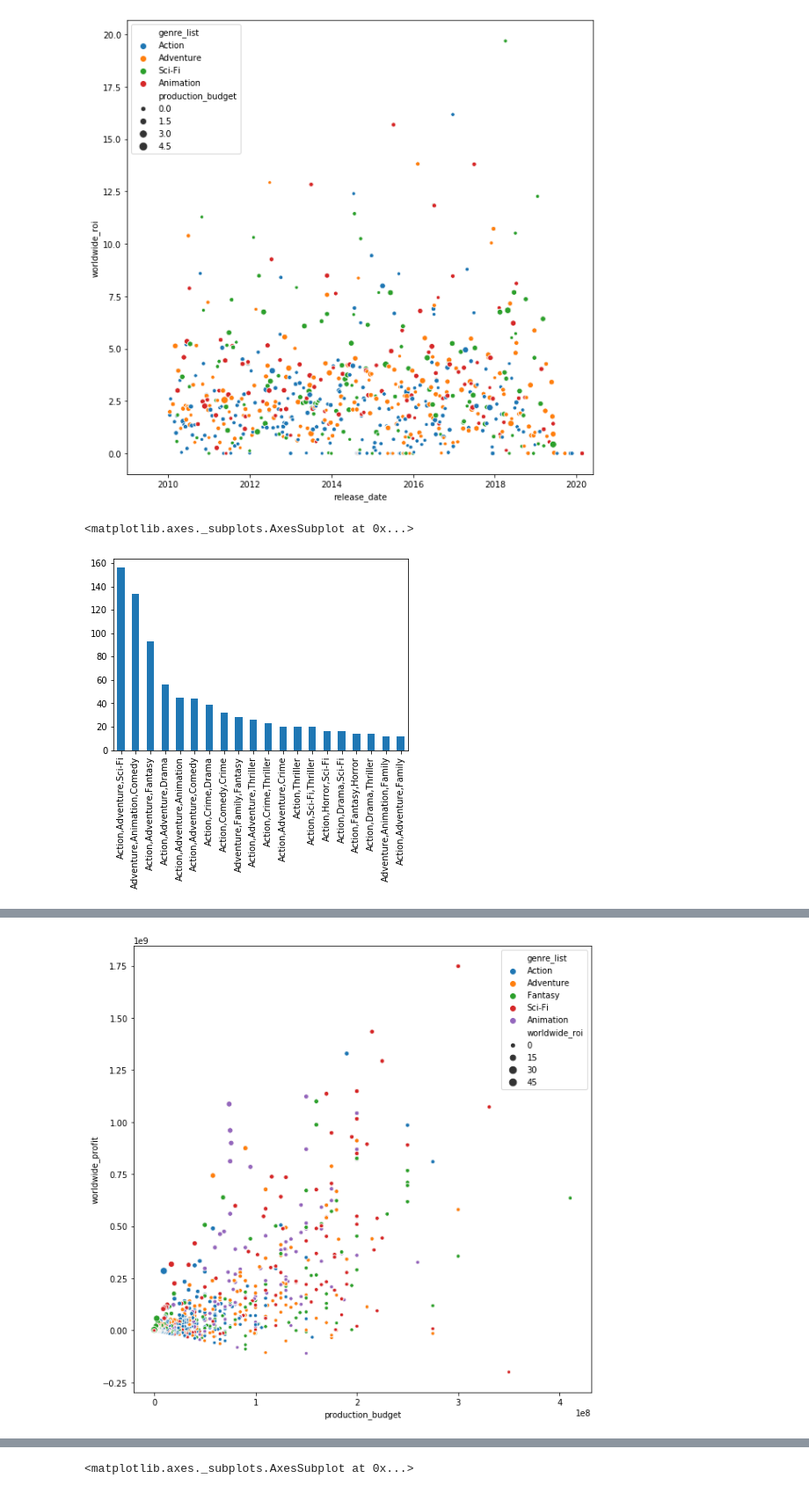
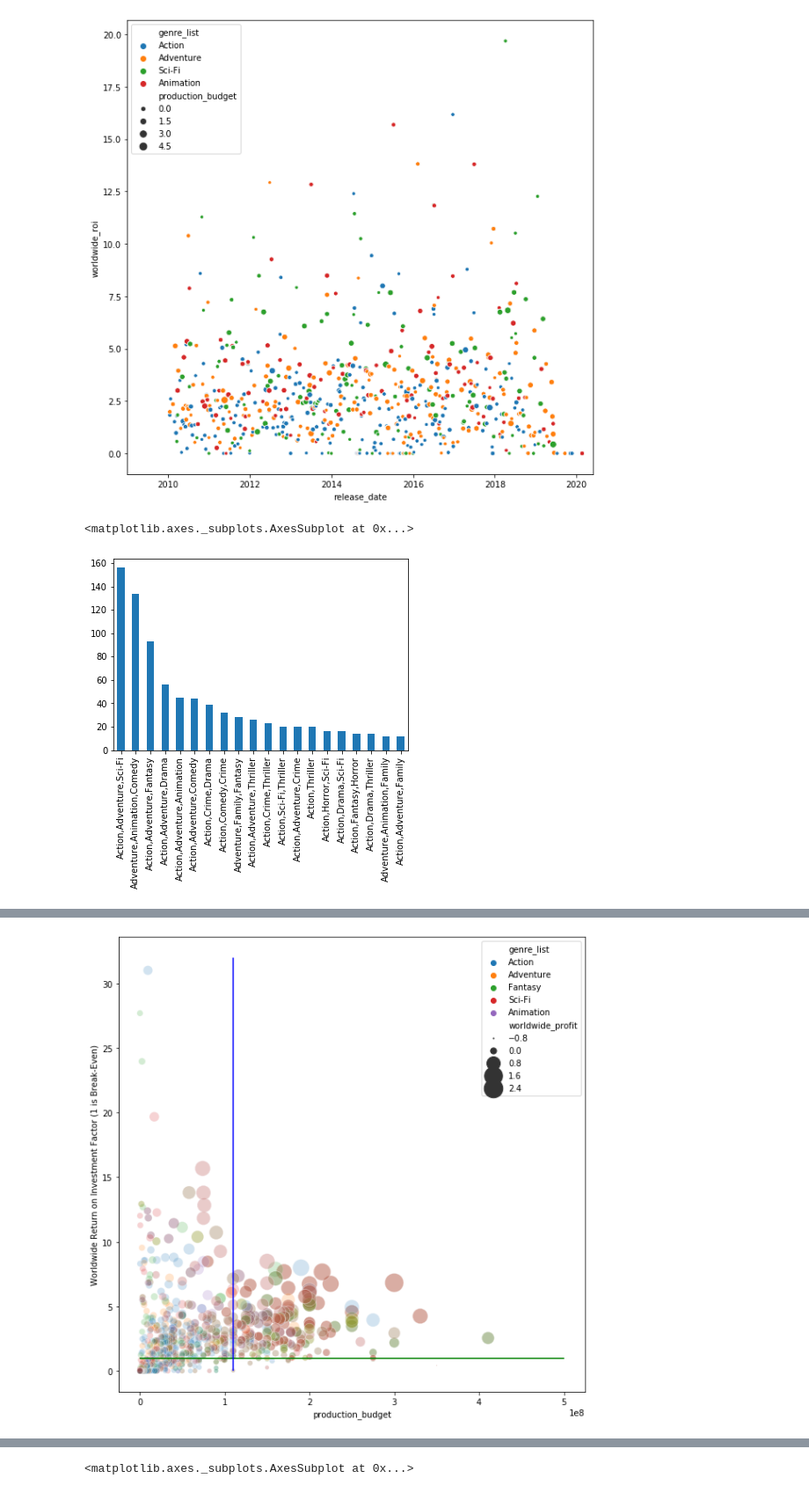
Before and after one commit to jmillerbrooks/mod_1_git_lab, a Jupyter notebook: additional_notebooks/Bubble_viz.ipynb, the cells around one changed output, grey strips where cells are left out. Shown at 88% size. Cells and saved outputs as stored; diff of their text form; code cells hidden in the pictures.

Commit message:
added visualizations

```diff
--- a/additional_notebooks/Bubble_viz.ipynb
+++ b/additional_notebooks/Bubble_viz.ipynb
@@ -4,7 +8,7 @@ import seaborn as sns
 import matplotlib.pyplot as plt
 %matplotlib inline
 
-df = pd.read_pickle('budget_by_genre.pkl')
+df = pd.read_pickle('../cleaned_data/budget_by_genre.pkl')
 
 df.head()
 exploded_df = df.explode('genre_list')
@@ -100,7 +104,7 @@ top_five = exploded_df[exploded_df.genre_list.isin(['Action', 'Adventure', 'Anim
 top_five.genres.value_counts().head(20).plot.bar()
 # %% [output]
 <matplotlib.axes._subplots.AxesSubplot at 0x...>
-[figure, old version]
+[figure, new version]
 # %%
 top_five.head()
 # %% [output]
@@ -112,14 +116,19 @@ top_five.head()
 | 1 | 3 | 2019-06-07 | Dark Phoenix | 350000000.0 | 42762350.0 | 1.497624e+08 | 2019 | ... |
 # %%
 fig1 = plt.figure(figsize=(10,10))
-g = sns.scatterplot(x='production_budget', y='worldwide_profit', hue='genre_list', size='worldwide_roi', data=top_five)
+#g = fig1.add_subplot(111)
+
+g = sns.scatterplot(x='production_budget', y='worldwide_roi', hue='genre_list', size='worldwide_profit',
+                    sizes=(1, 500), data=top_five, alpha = 0.2)
 #g.set_xlim(datetime.date(2009, 1, 1), datetime.date(2020, 6, 1))
-
+g.hlines(y=1, xmin=0, xmax=500000000, color='green', label='break-even point (ROI value of 1)')
+g.vlines(x=110000000, ymin=0, ymax=32, color='blue')
+g.set_ylabel('Worldwide Return on Investment Factor (1 is Break-Even)')
 #exploded_df.plot(kind='scatter', x='production_budget', y='worldwide_profit', color='genre_list')
-
-fig1.savefig('waytoomuchinoneplace.png')
+#g.set_xscale("log")
+fig1.savefig('bad_bubble.png')
 # %% [output]
-[figure, old version]
+[figure, new version]
 # %%
 fig = plt.figure(figsize=(10, 10))
 box = sns.boxplot(x="genre_list", y="production_budget", data=top_five)
```
Also changed, not shown: parts of 2 cells of this notebook, 6 other files.
